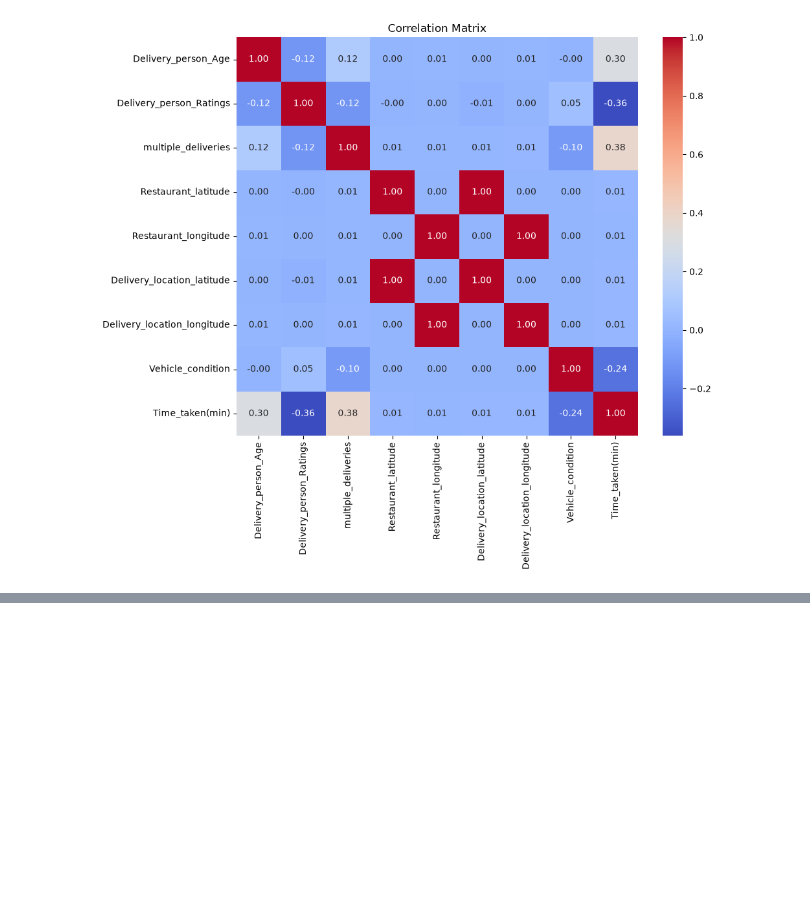
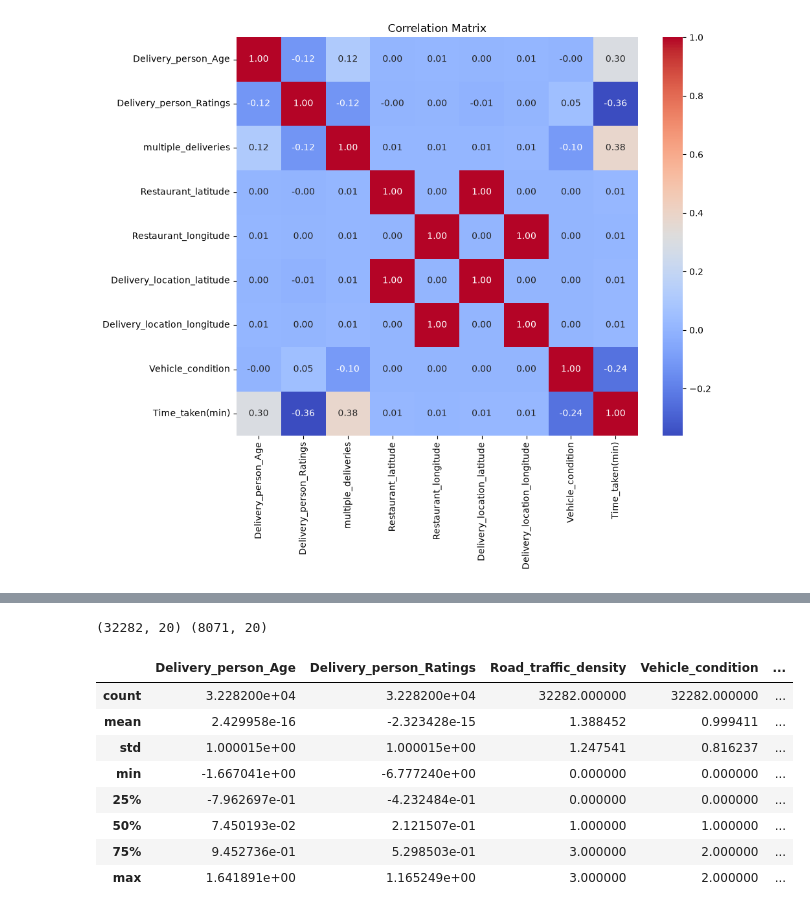
Before and after one commit to amineElgaini/delivery-time-prediciton, a Jupyter notebook: notebooks/01_exploration.ipynb, the cells around one changed output, grey strips where cells are left out. Drawn from its saved outputs; the diff is of its cells as text; code cells hidden in the pictures; blank space fills up the shorter version.

Commit message:
split, train and compare

```diff
--- a/notebooks/01_exploration.ipynb
+++ b/notebooks/01_exploration.ipynb
@@ -285,0 +334,15 @@ plt.show()
+# %%
+# Ordinal: traffic has a real order
+traffic_order = {'Low': 0, 'Medium': 1, 'High': 2, 'Jam': 3}
+df['Road_traffic_density'] = df['Road_traffic_density'].map(traffic_order)
+
+# Binary: Festival is just Yes/No
+df['Festival'] = df['Festival'].map({'No': 0, 'Yes': 1})
+
+# One-hot: no natural order
+df = pd.get_dummies(df, columns=['Weatherconditions', 'Type_of_order', 'Type_of_vehicle', 'City'], drop_first=True)
+# %%
+df_model = df.drop(columns=['ID', 'Delivery_person_ID', 'Order_Date',
+                              'Time_Orderd', 'Time_Order_picked',
+                              'Restaurant_latitude', 'Restaurant_longitude',
+                              'Delivery_location_latitude', 'Delivery_location_longitude'])
@@ -285,0 +370,31 @@ plt.show()
+# %%
+from sklearn.model_selection import train_test_split
+
+X = df_model.drop(columns=['Time_taken(min)'])
+y = df_model['Time_taken(min)']
+
+X_train, X_test, y_train, y_test = train_test_split(X, y, test_size=0.2, random_state=42)
+
+print(X_train.shape, X_test.shape)
+# %% [output]
+(32282, 20) (8071, 20)
+# %%
+from sklearn.preprocessing import StandardScaler
+
+numeric_features = ['Delivery_person_Age', 'Delivery_person_Ratings', 'distance_km', 'prep_time_min']
+
+scaler = StandardScaler()
+X_train[numeric_features] = scaler.fit_transform(X_train[numeric_features])
+X_test[numeric_features] = scaler.transform(X_test[numeric_features])
+# %%
+X_train.describe()
+# %% [output]
+|  | Delivery_person_Age | Delivery_person_Ratings | Road_traffic_density | Vehicle_condition | ... |
+| count | 3.228200e+04 | 3.228200e+04 | 32282.000000 | 32282.000000 | ... |
+| mean | 2.429958e-16 | -2.323428e-15 | 1.388452 | 0.999411 | ... |
+| std | 1.000015e+00 | 1.000015e+00 | 1.247541 | 0.816237 | ... |
+| min | -1.667041e+00 | -6.777240e+00 | 0.000000 | 0.000000 | ... |
+| 25% | -7.962697e-01 | -4.232484e-01 | 0.000000 | 0.000000 | ... |
+| 50% | 7.450193e-02 | 2.121507e-01 | 1.000000 | 1.000000 | ... |
+| 75% | 9.452736e-01 | 5.298503e-01 | 3.000000 | 2.000000 | ... |
+| max | 1.641891e+00 | 1.165249e+00 | 3.000000 | 2.000000 | ... |
```
Also changed, not shown: parts of 10 cells of this notebook, 1 other file.
